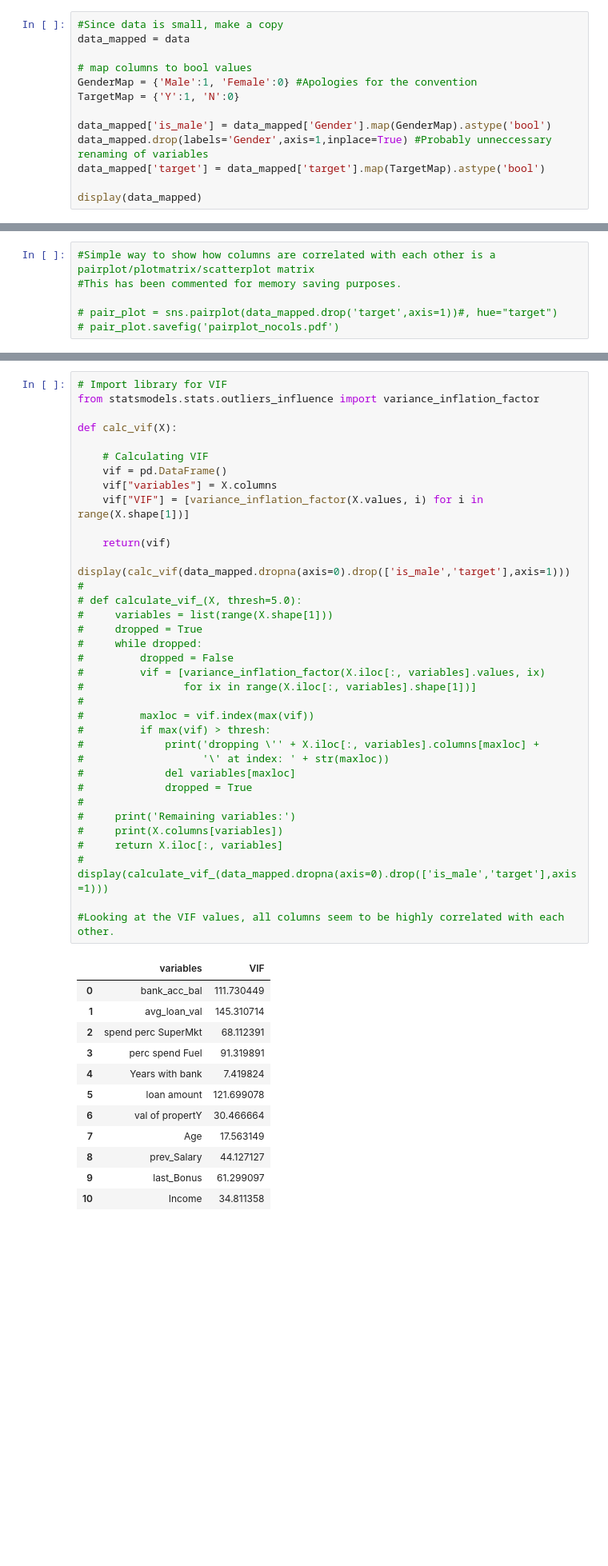
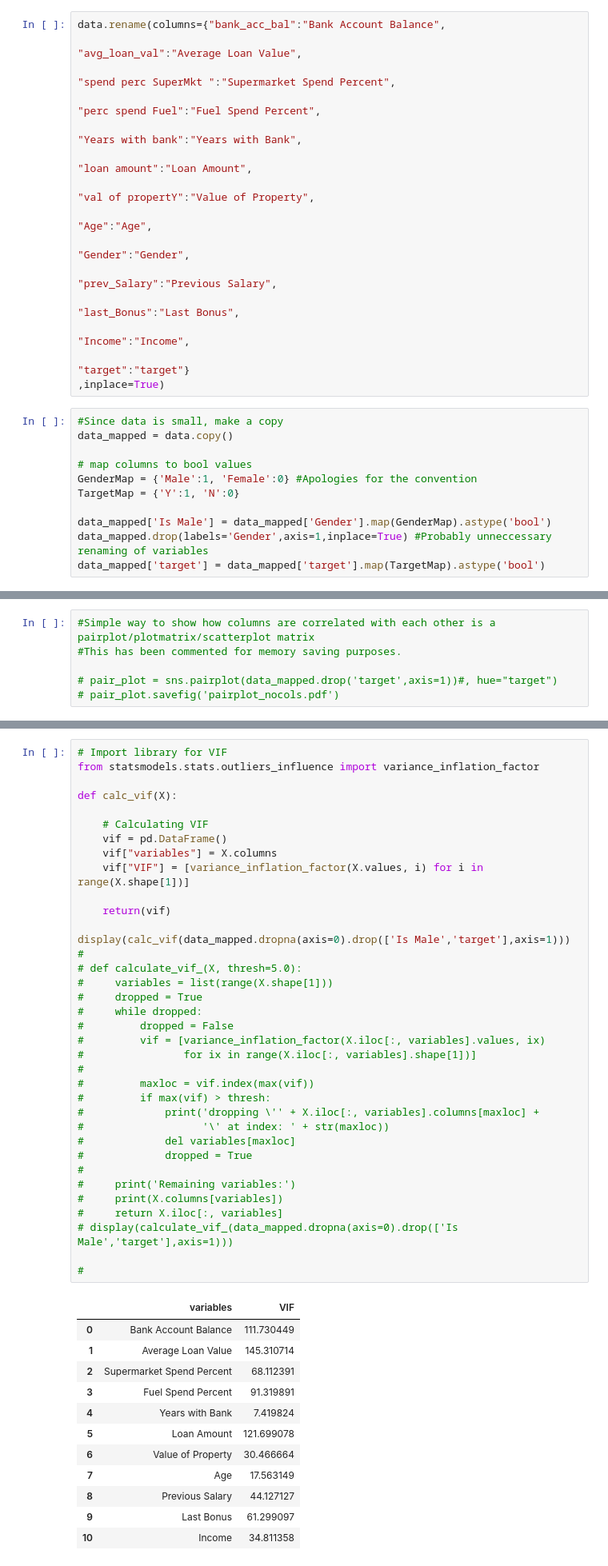
Before and after one commit to matt-ramcharan/047054-Data-Scientist-Assessment, a Jupyter notebook: DataScienceTask.ipynb, the cells around one changed output, grey strips where cells are left out. Shown at 80% size. Saved outputs shown, nothing was run; the diff lists cells and outputs as text; blank space fills up the shorter version.

```diff
--- a/DataScienceTask.ipynb
+++ b/DataScienceTask.ipynb
@@ -138,13 +183,38 @@ Since all of these missing/NA values are in one isolated part of the data (rows
+# %%
+data.rename(columns={"bank_acc_bal":"Bank Account Balance",
+
+"avg_loan_val":"Average Loan Value",
+
+"spend perc SuperMkt ":"Supermarket Spend Percent",
+
+"perc spend Fuel":"Fuel Spend Percent",
+
+"Years with bank":"Years with Bank",
+
+"loan amount":"Loan Amount",
+
+"val of propertY":"Value of Property",
+
+"Age":"Age",
+
+"Gender":"Gender",
+
+"prev_Salary":"Previous Salary",
+
+"last_Bonus":"Last Bonus",
+
+"Income":"Income",
+
+"target":"target"}
+,inplace=True)
 # %%
 #Since data is small, make a copy
-data_mapped = data
+data_mapped = data.copy()
 
 # map columns to bool values
 GenderMap = {'Male':1, 'Female':0} #Apologies for the convention
 TargetMap = {'Y':1, 'N':0}
 
-data_mapped['is_male'] = data_mapped['Gender'].map(GenderMap).astype('bool')
+data_mapped['Is Male'] = data_mapped['Gender'].map(GenderMap).astype('bool')
 data_mapped.drop(labels='Gender',axis=1,inplace=True) #Probably unneccessary renaming of variables
 data_mapped['target'] = data_mapped['target'].map(TargetMap).astype('bool')
-
-display(data_mapped)
@@ -264,44 +344,44 @@ def calc_vif(X):
 
     # Calculating VIF
     vif = pd.DataFrame()
     vif["variables"] = X.columns
     vif["VIF"] = [variance_inflation_factor(X.values, i) for i in range(X.shape[1])]
 
     return(vif)
 
-display(calc_vif(data_mapped.dropna(axis=0).drop(['is_male','target'],axis=1)))
+display(calc_vif(data_mapped.dropna(axis=0).drop(['Is Male','target'],axis=1)))
 #
 # def calculate_vif_(X, thresh=5.0):
 #     variables = list(range(X.shape[1]))
 #     dropped = True
 #     while dropped:
 #         dropped = False
 #         vif = [variance_inflation_factor(X.iloc[:, variables].values, ix)
 #                for ix in range(X.iloc[:, variables].shape[1])]
 #
 #         maxloc = vif.index(max(vif))
 #         if max(vif) > thresh:
 #             print('dropping \'' + X.iloc[:, variables].columns[maxloc] +
 #                   '\' at index: ' + str(maxloc))
 #             del variables[maxloc]
 #             dropped = True
 #
 #     print('Remaining variables:')
 #     print(X.columns[variables])
 #     return X.iloc[:, variables]
-# display(calculate_vif_(data_mapped.dropna(axis=0).drop(['is_male','target'],axis=1)))
+# display(calculate_vif_(data_mapped.dropna(axis=0).drop(['Is Male','target'],axis=1)))
 
-#Looking at the VIF values, all columns seem to be highly correlated with each other.
+#
 # %% [output]
 |  | variables | VIF |
-| 0 | bank_acc_bal | 111.730449 |
-| 1 | avg_loan_val | 145.310714 |
-| 2 | spend perc SuperMkt | 68.112391 |
-| 3 | perc spend Fuel | 91.319891 |
-| 4 | Years with bank | 7.419824 |
-| 5 | loan amount | 121.699078 |
-| 6 | val of propertY | 30.466664 |
+| 0 | Bank Account Balance | 111.730449 |
+| 1 | Average Loan Value | 145.310714 |
+| 2 | Supermarket Spend Percent | 68.112391 |
+| 3 | Fuel Spend Percent | 91.319891 |
+| 4 | Years with Bank | 7.419824 |
+| 5 | Loan Amount | 121.699078 |
+| 6 | Value of Property | 30.466664 |
 | 7 | Age | 17.563149 |
-| 8 | prev_Salary | 44.127127 |
-| 9 | last_Bonus | 61.299097 |
+| 8 | Previous Salary | 44.127127 |
+| 9 | Last Bonus | 61.299097 |
 | 10 | Income | 34.811358 |
```
Also changed, not shown: parts of 42 cells of this notebook.
